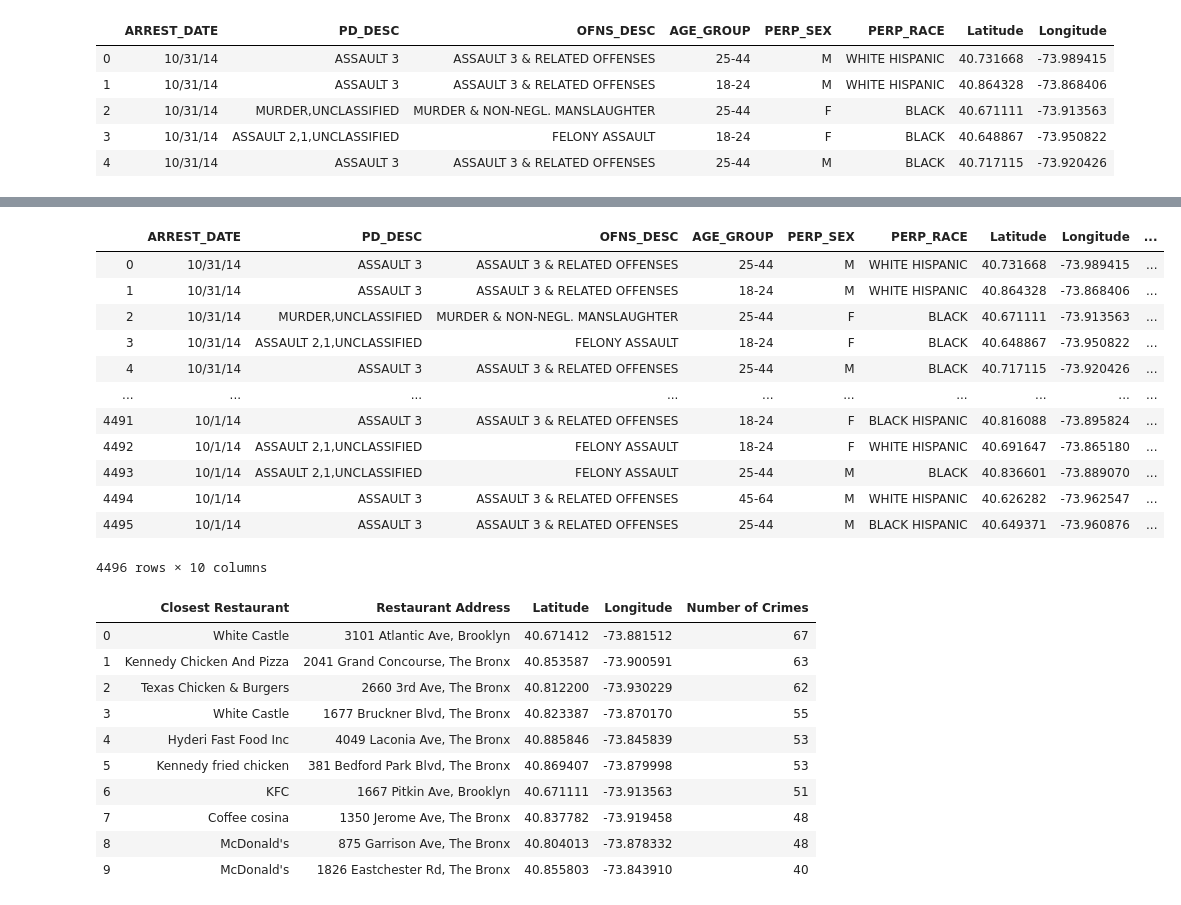
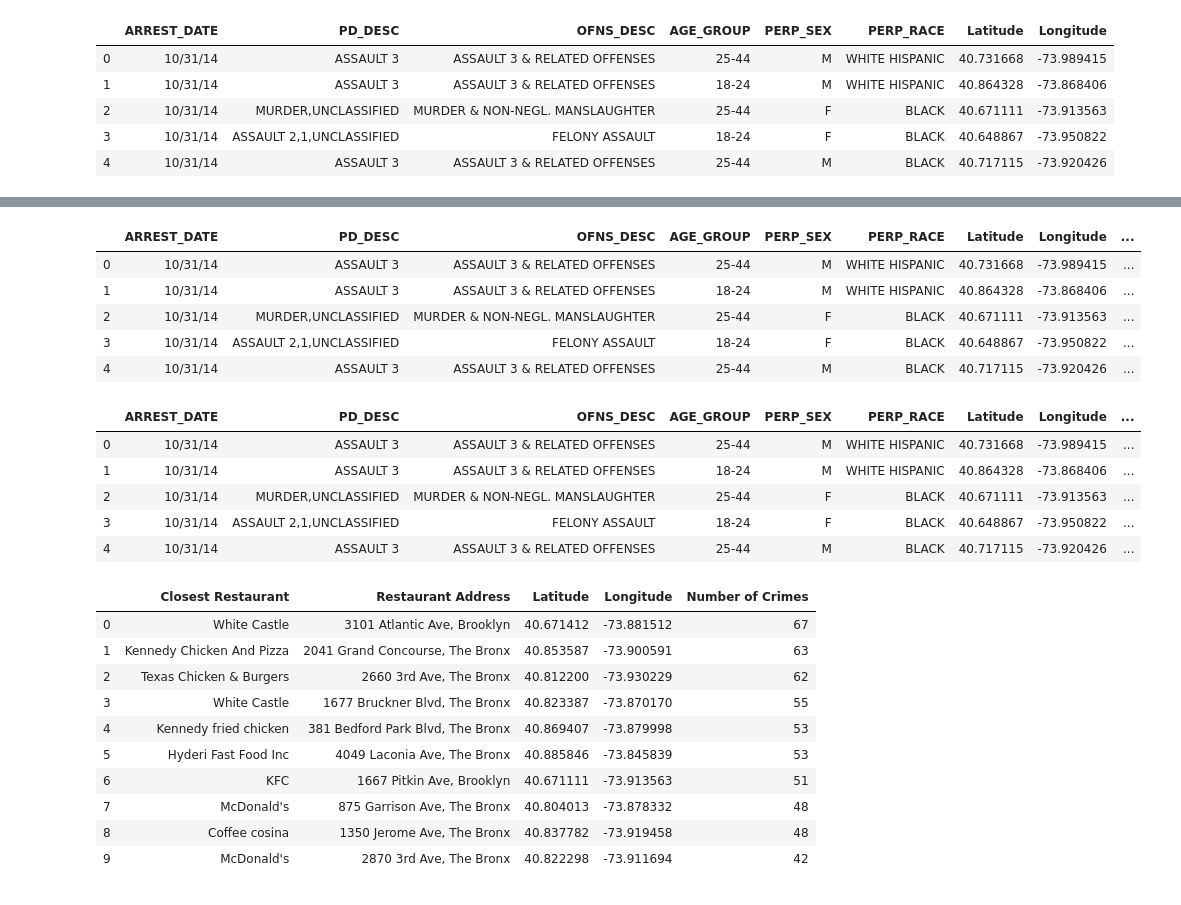
Before and after one commit to markmessick/nyc-crime-analysis, a Jupyter notebook: analysis_ba.ipynb, the cells around one changed output, grey strips where cells are left out. Drawn from its saved outputs; the diff is of its cells as text; code cells hidden in the pictures.

```diff
--- a/analysis_ba.ipynb
+++ b/analysis_ba.ipynb
@@ -72,16 +70,9 @@ Missing field/result... skipping.
 # %%
-crime_df
+crime_df.head()
 # %% [output]
 |  | ARREST_DATE | PD_DESC | OFNS_DESC | AGE_GROUP | PERP_SEX | PERP_RACE | Latitude | Longitude | ... |
 | 0 | 10/31/14 | ASSAULT 3 | ASSAULT 3 & RELATED OFFENSES | 25-44 | M | WHITE HISPANIC | 40.731668 | -73.989415 | ... |
 | 1 | 10/31/14 | ASSAULT 3 | ASSAULT 3 & RELATED OFFENSES | 18-24 | M | WHITE HISPANIC | 40.864328 | -73.868406 | ... |
 | 2 | 10/31/14 | MURDER,UNCLASSIFIED | MURDER & NON-NEGL. MANSLAUGHTER | 25-44 | F | BLACK | 40.671111 | -73.913563 | ... |
 | 3 | 10/31/14 | ASSAULT 2,1,UNCLASSIFIED | FELONY ASSAULT | 18-24 | F | BLACK | 40.648867 | -73.950822 | ... |
 | 4 | 10/31/14 | ASSAULT 3 | ASSAULT 3 & RELATED OFFENSES | 25-44 | M | BLACK | 40.717115 | -73.920426 | ... |
-| ... | ... | ... | ... | ... | ... | ... | ... | ... | ... |
-| 4491 | 10/1/14 | ASSAULT 3 | ASSAULT 3 & RELATED OFFENSES | 18-24 | F | BLACK HISPANIC | 40.816088 | -73.895824 | ... |
-| 4492 | 10/1/14 | ASSAULT 2,1,UNCLASSIFIED | FELONY ASSAULT | 18-24 | F | WHITE HISPANIC | 40.691647 | -73.865180 | ... |
-| 4493 | 10/1/14 | ASSAULT 2,1,UNCLASSIFIED | FELONY ASSAULT | 25-44 | M | BLACK | 40.836601 | -73.889070 | ... |
-| 4494 | 10/1/14 | ASSAULT 3 | ASSAULT 3 & RELATED OFFENSES | 45-64 | M | WHITE HISPANIC | 40.626282 | -73.962547 | ... |
-| 4495 | 10/1/14 | ASSAULT 3 | ASSAULT 3 & RELATED OFFENSES | 25-44 | M | BLACK HISPANIC | 40.649371 | -73.960876 | ... |
-4496 rows × 10 columns
@@ -92,10 +82,20 @@ crime_df
+# %%
+restaurants_df = pd.read_csv("restaurants.csv")
+restaurants_df.head()
+# %% [output]
+|  | ARREST_DATE | PD_DESC | OFNS_DESC | AGE_GROUP | PERP_SEX | PERP_RACE | Latitude | Longitude | ... |
+| 0 | 10/31/14 | ASSAULT 3 | ASSAULT 3 & RELATED OFFENSES | 25-44 | M | WHITE HISPANIC | 40.731668 | -73.989415 | ... |
+| 1 | 10/31/14 | ASSAULT 3 | ASSAULT 3 & RELATED OFFENSES | 18-24 | M | WHITE HISPANIC | 40.864328 | -73.868406 | ... |
+| 2 | 10/31/14 | MURDER,UNCLASSIFIED | MURDER & NON-NEGL. MANSLAUGHTER | 25-44 | F | BLACK | 40.671111 | -73.913563 | ... |
+| 3 | 10/31/14 | ASSAULT 2,1,UNCLASSIFIED | FELONY ASSAULT | 18-24 | F | BLACK | 40.648867 | -73.950822 | ... |
+| 4 | 10/31/14 | ASSAULT 3 | ASSAULT 3 & RELATED OFFENSES | 25-44 | M | BLACK | 40.717115 | -73.920426 | ... |
 # %%
-by_address = crime_df[['Closest Restaurant', 'Restaurant Address','Latitude','Longitude']]
+by_address = restaurants_df[['Closest Restaurant', 'Restaurant Address','Latitude','Longitude']]
 
 top_ten = pd.DataFrame(by_address['Restaurant Address'].value_counts().head(10))
 top_ten = top_ten.reset_index()
 top_ten.columns = ['Restaurant Address', 'Number of Crimes']
-top_ten = pd.merge(top_ten,crime_df,on='Restaurant Address')
+top_ten = pd.merge(top_ten,restaurants_df,on='Restaurant Address')
 top_ten = top_ten[['Closest Restaurant','Restaurant Address','Latitude','Longitude','Number of Crimes']]
 top_ten.rename(columns ={'Closest Restaurant':'Restaurant',
                          'Restaurant Address':'Address'})
@@ -108,12 +108,12 @@ top_ten
 | 1 | Kennedy Chicken And Pizza | 2041 Grand Concourse, The Bronx | 40.853587 | -73.900591 | 63 |
 | 2 | Texas Chicken & Burgers | 2660 3rd Ave, The Bronx | 40.812200 | -73.930229 | 62 |
 | 3 | White Castle | 1677 Bruckner Blvd, The Bronx | 40.823387 | -73.870170 | 55 |
-| 4 | Hyderi Fast Food Inc | 4049 Laconia Ave, The Bronx | 40.885846 | -73.845839 | 53 |
-| 5 | Kennedy fried chicken | 381 Bedford Park Blvd, The Bronx | 40.869407 | -73.879998 | 53 |
+| 4 | Kennedy fried chicken | 381 Bedford Park Blvd, The Bronx | 40.869407 | -73.879998 | 53 |
+| 5 | Hyderi Fast Food Inc | 4049 Laconia Ave, The Bronx | 40.885846 | -73.845839 | 53 |
 | 6 | KFC | 1667 Pitkin Ave, Brooklyn | 40.671111 | -73.913563 | 51 |
-| 7 | Coffee cosina | 1350 Jerome Ave, The Bronx | 40.837782 | -73.919458 | 48 |
-| 8 | McDonald's | 875 Garrison Ave, The Bronx | 40.804013 | -73.878332 | 48 |
-| 9 | McDonald's | 1826 Eastchester Rd, The Bronx | 40.855803 | -73.843910 | 40 |
+| 7 | McDonald's | 875 Garrison Ave, The Bronx | 40.804013 | -73.878332 | 48 |
+| 8 | Coffee cosina | 1350 Jerome Ave, The Bronx | 40.837782 | -73.919458 | 48 |
+| 9 | McDonald's | 2870 3rd Ave, The Bronx | 40.822298 | -73.911694 | 42 |
 # %%
 # Using the template add the hotel marks to the heatmap
 info_box_template = """
```
Also changed, not shown: parts of 4 cells of this notebook, 1 other file.
